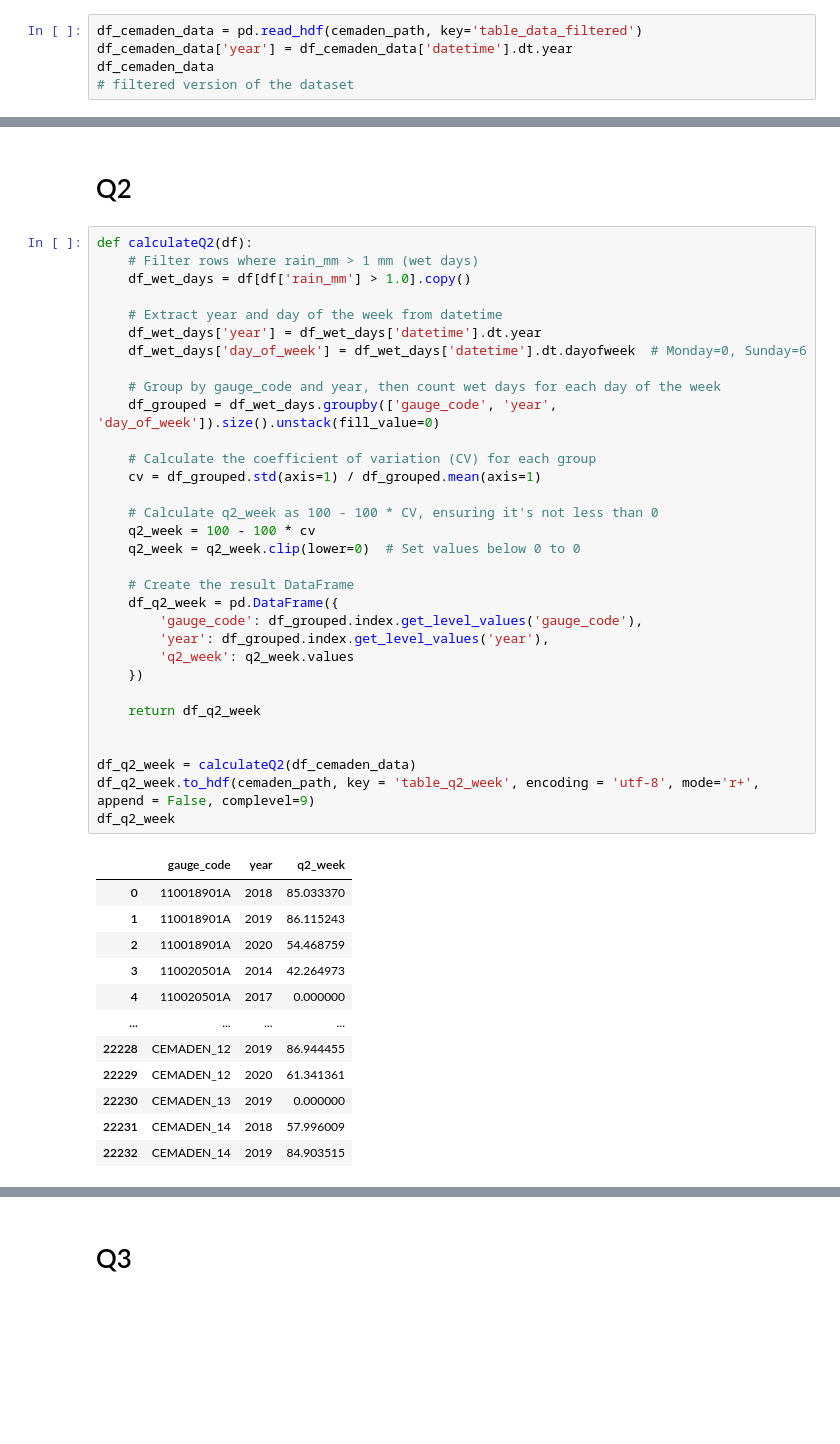
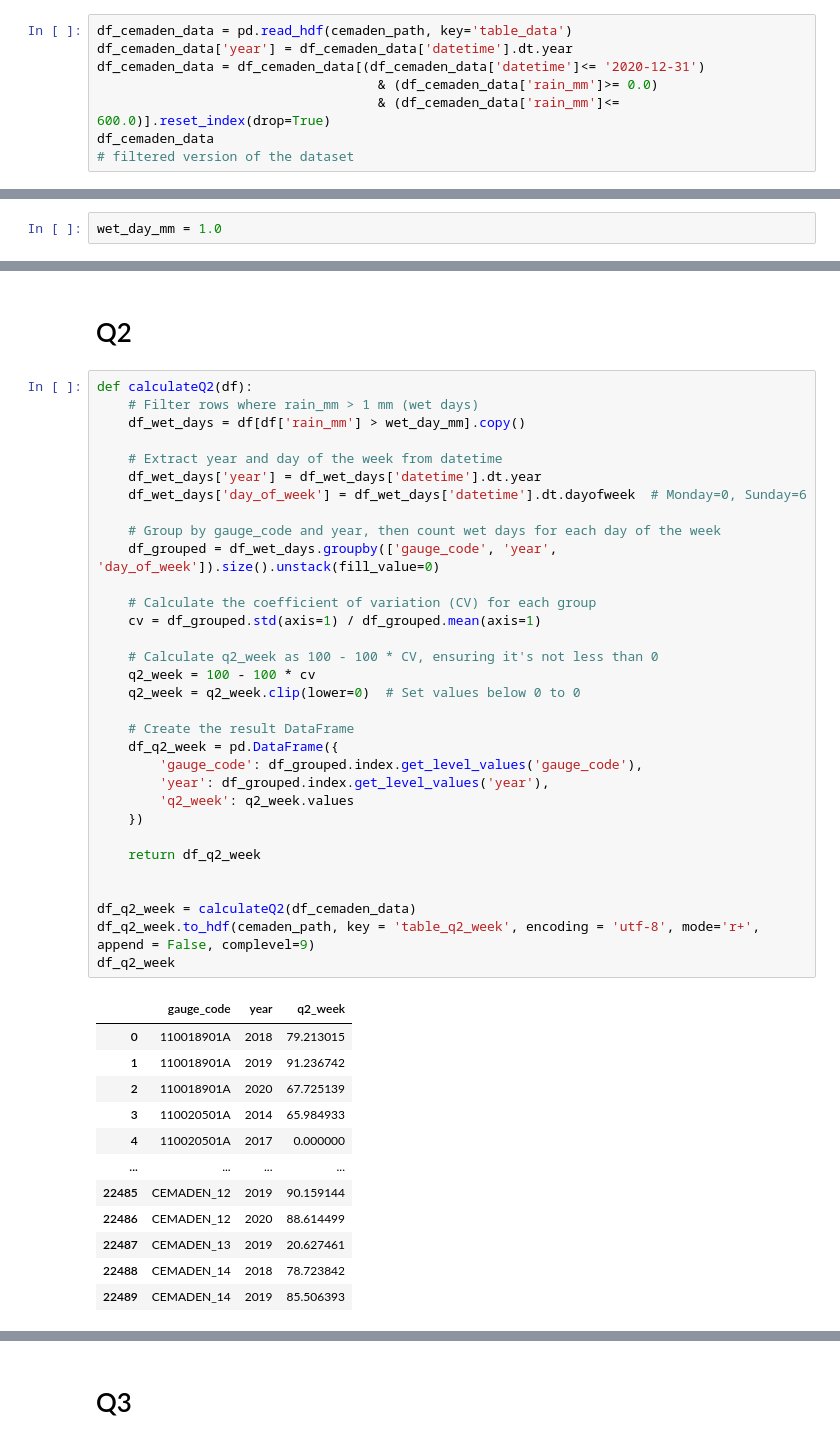
Before and after one commit to LARHENA/UFPB_Brain-D, a Jupyter notebook: Scripts e Dados/2.7 - Quality Control Processing (CEMADEN).ipynb, the cells around one changed output, grey strips where cells are left out. Saved outputs shown, nothing was run; the diff lists cells and outputs as text; blank space fills up the shorter version.

```diff
--- a/Scripts e Dados/2.7 - Quality Control Processing (CEMADEN).ipynb
+++ b/Scripts e Dados/2.7 - Quality Control Processing (CEMADEN).ipynb
@@ -604,8 +605,11 @@ with h5py.File(cemaden_path, 'r') as hdf:
 # %% [output]
 ['table_data', 'table_data_filtered', 'table_info', 'table_preclassif']
 # %%
-df_cemaden_data = pd.read_hdf(cemaden_path, key='table_data_filtered')
+df_cemaden_data = pd.read_hdf(cemaden_path, key='table_data')
 df_cemaden_data['year'] = df_cemaden_data['datetime'].dt.year
+df_cemaden_data = df_cemaden_data[(df_cemaden_data['datetime']<= '2020-12-31')
+                                    & (df_cemaden_data['rain_mm']>= 0.0)
+                                    & (df_cemaden_data['rain_mm']<= 600.0)].reset_index(drop=True)
 df_cemaden_data
 # filtered version of the dataset
 # %% [output]
@@ -629,3 +635,5 @@ df_cemaden_data['gauge_code'].nunique()
+# %%
+wet_day_mm = 1.0
 # %% [markdown]
 # P
 # %%
@@ -770,45 +782,45 @@ with h5py.File(cemaden_path, 'r') as hdf:
 # %%
 def calculateQ2(df):
     # Filter rows where rain_mm > 1 mm (wet days)
-    df_wet_days = df[df['rain_mm'] > 1.0].copy()
+    df_wet_days = df[df['rain_mm'] > wet_day_mm].copy()
 
     # Extract year and day of the week from datetime
     df_wet_days['year'] = df_wet_days['datetime'].dt.year
     df_wet_days['day_of_week'] = df_wet_days['datetime'].dt.dayofweek  # Monday=0, Sunday=6
 
     # Group by gauge_code and year, then count wet days for each day of the week
     df_grouped = df_wet_days.groupby(['gauge_code', 'year', 'day_of_week']).size().unstack(fill_value=0)
 
     # Calculate the coefficient of variation (CV) for each group
     cv = df_grouped.std(axis=1) / df_grouped.mean(axis=1)
 
     # Calculate q2_week as 100 - 100 * CV, ensuring it's not less than 0
     q2_week = 100 - 100 * cv
     q2_week = q2_week.clip(lower=0)  # Set values below 0 to 0
 
     # Create the result DataFrame
     df_q2_week = pd.DataFrame({
         'gauge_code': df_grouped.index.get_level_values('gauge_code'),
         'year': df_grouped.index.get_level_values('year'),
         'q2_week': q2_week.values
     })
 
     return df_q2_week
 
 
 df_q2_week = calculateQ2(df_cemaden_data)
 df_q2_week.to_hdf(cemaden_path, key = 'table_q2_week', encoding = 'utf-8', mode='r+', append = False, complevel=9)
 df_q2_week
 # %% [output]
 |  | gauge_code | year | q2_week |
-| 0 | 110018901A | 2018 | 85.033370 |
-| 1 | 110018901A | 2019 | 86.115243 |
-| 2 | 110018901A | 2020 | 54.468759 |
-| 3 | 110020501A | 2014 | 42.264973 |
+| 0 | 110018901A | 2018 | 79.213015 |
+| 1 | 110018901A | 2019 | 91.236742 |
+| 2 | 110018901A | 2020 | 67.725139 |
+| 3 | 110020501A | 2014 | 65.984933 |
 | 4 | 110020501A | 2017 | 0.000000 |
 | ... | ... | ... | ... |
-| 22228 | CEMADEN_12 | 2019 | 86.944455 |
-| 22229 | CEMADEN_12 | 2020 | 61.341361 |
-| 22230 | CEMADEN_13 | 2019 | 0.000000 |
-| 22231 | CEMADEN_14 | 2018 | 57.996009 |
-| 22232 | CEMADEN_14 | 2019 | 84.903515 |
+| 22485 | CEMADEN_12 | 2019 | 90.159144 |
+| 22486 | CEMADEN_12 | 2020 | 88.614499 |
+| 22487 | CEMADEN_13 | 2019 | 20.627461 |
+| 22488 | CEMADEN_14 | 2018 | 78.723842 |
+| 22489 | CEMADEN_14 | 2019 | 85.506393 |
```
Also changed, not shown: parts of 24 cells of this notebook, 1 other file.
